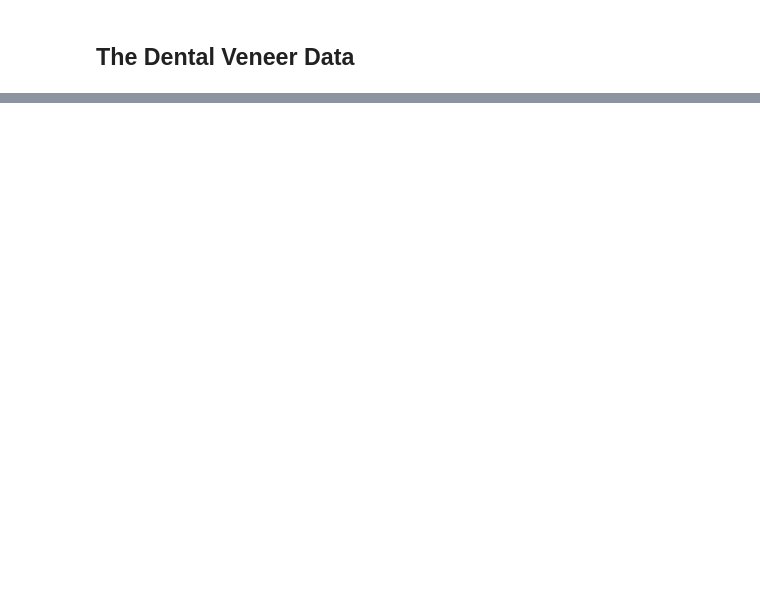
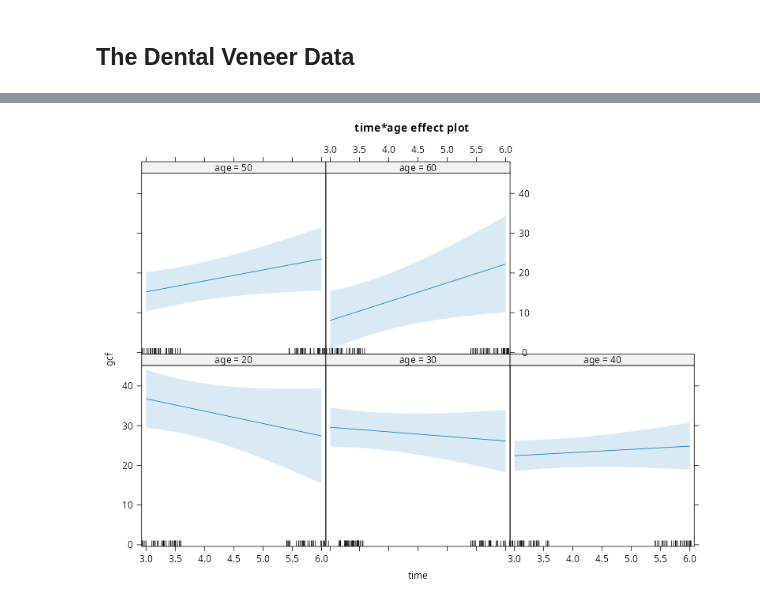
Before and after one commit to PCHN63112-Mixed-Models/mixed-effects-advanced, a Jupyter notebook: _build/jupyter_execute/workshops/veneer-workshop.ipynb, the cells around one changed output, grey strips where cells are left out. Drawn from its saved outputs; the diff is of its cells as text; code cells hidden in the pictures; blank space fills up the shorter version.

```diff
--- a/_build/jupyter_execute/workshops/veneer-workshop.ipynb
+++ b/_build/jupyter_execute/workshops/veneer-workshop.ipynb
@@ -25,0 +288,4 @@ veneer
+# %%
+plot(effect('time:age', veneer.lme))
+# %% [output]
+[figure, added]
```
Also changed, not shown: parts of 21 cells of this notebook, 13 other files.
